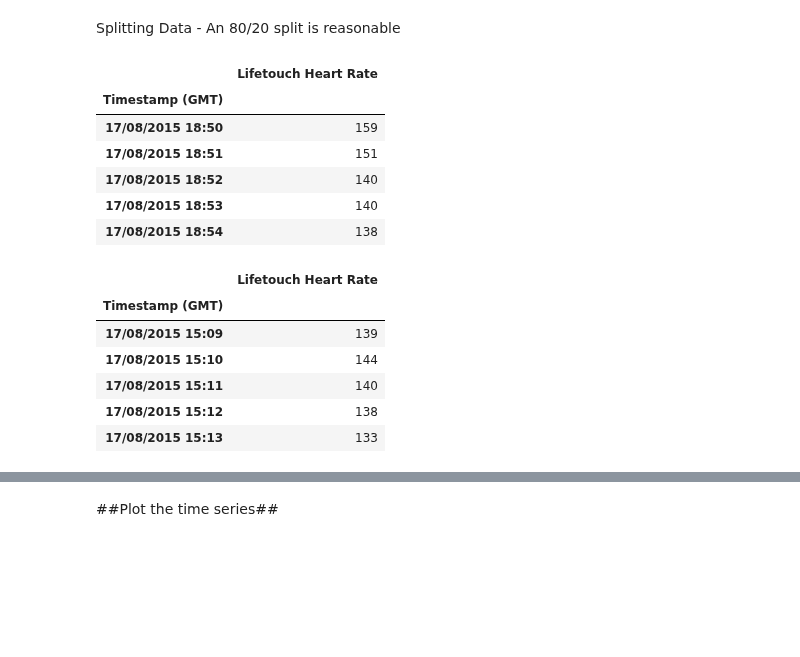
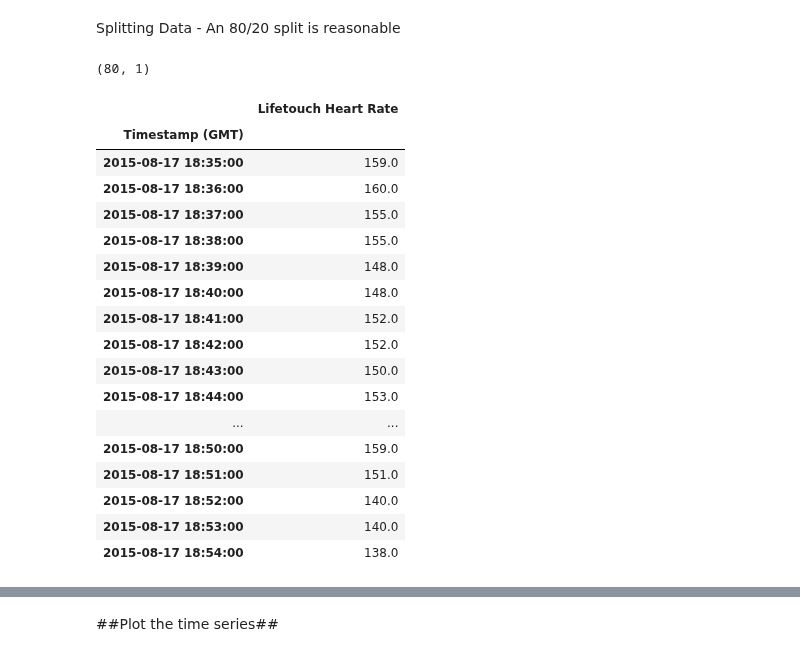
Before and after one commit to MartinNde/MartinN_1, a Jupyter notebook: Time_Series_Competition_AI.ipynb, the cells around one changed output, grey strips where cells are left out. Drawn from its saved outputs; the diff is of its cells as text; code cells hidden in the pictures; blank space fills up the shorter version.

```diff
--- a/Time_Series_Competition_AI.ipynb
+++ b/Time_Series_Competition_AI.ipynb
@@ -105,3 +107,5 @@ Lifetouch Heart Rate    0
 dtype: int64
 # %% [markdown]
 Setting the index
+# %%
+df['Timestamp (GMT)']=pd.to_datetime(df['Timestamp (GMT)'])
@@ -126,0 +174,2 @@ df
+# %%
+df = df.replace({'Lifetouch Heart Rate':{61441:np.nan,61442:np.nan}})
@@ -126,0 +197,2 @@ df
+# %%
+df = df.ffill()
@@ -131,22 +224,27 @@ df_train = df.iloc[:size]
+# %%
+df_train.shape
+# %% [output]
+(80, 1)
 # %%
-df_test = df.iloc[size:]
+df_test = df.iloc[-20:,:]
-# %%
-df.tail()
-# %% [output]
-|  | Lifetouch Heart Rate |
-| Timestamp (GMT) |  |
-| 17/08/2015 18:50 | 159 |
-| 17/08/2015 18:51 | 151 |
-| 17/08/2015 18:52 | 140 |
-| 17/08/2015 18:53 | 140 |
-| 17/08/2015 18:54 | 138 |
 # %%
-df_test.head()
+df_test
 # %% [output]
 |  | Lifetouch Heart Rate |
 | Timestamp (GMT) |  |
-| 17/08/2015 15:09 | 139 |
-| 17/08/2015 15:10 | 144 |
-| 17/08/2015 15:11 | 140 |
-| 17/08/2015 15:12 | 138 |
-| 17/08/2015 15:13 | 133 |
+| 2015-08-17 18:35:00 | 159.0 |
+| 2015-08-17 18:36:00 | 160.0 |
+| 2015-08-17 18:37:00 | 155.0 |
+| 2015-08-17 18:38:00 | 155.0 |
+| 2015-08-17 18:39:00 | 148.0 |
+| 2015-08-17 18:40:00 | 148.0 |
+| 2015-08-17 18:41:00 | 152.0 |
+| 2015-08-17 18:42:00 | 152.0 |
+| 2015-08-17 18:43:00 | 150.0 |
+| 2015-08-17 18:44:00 | 153.0 |
+| ... | ... |
+| 2015-08-17 18:50:00 | 159.0 |
+| 2015-08-17 18:51:00 | 151.0 |
+| 2015-08-17 18:52:00 | 140.0 |
+| 2015-08-17 18:53:00 | 140.0 |
+| 2015-08-17 18:54:00 | 138.0 |
```
Also changed, not shown: parts of 41 cells of this notebook.
